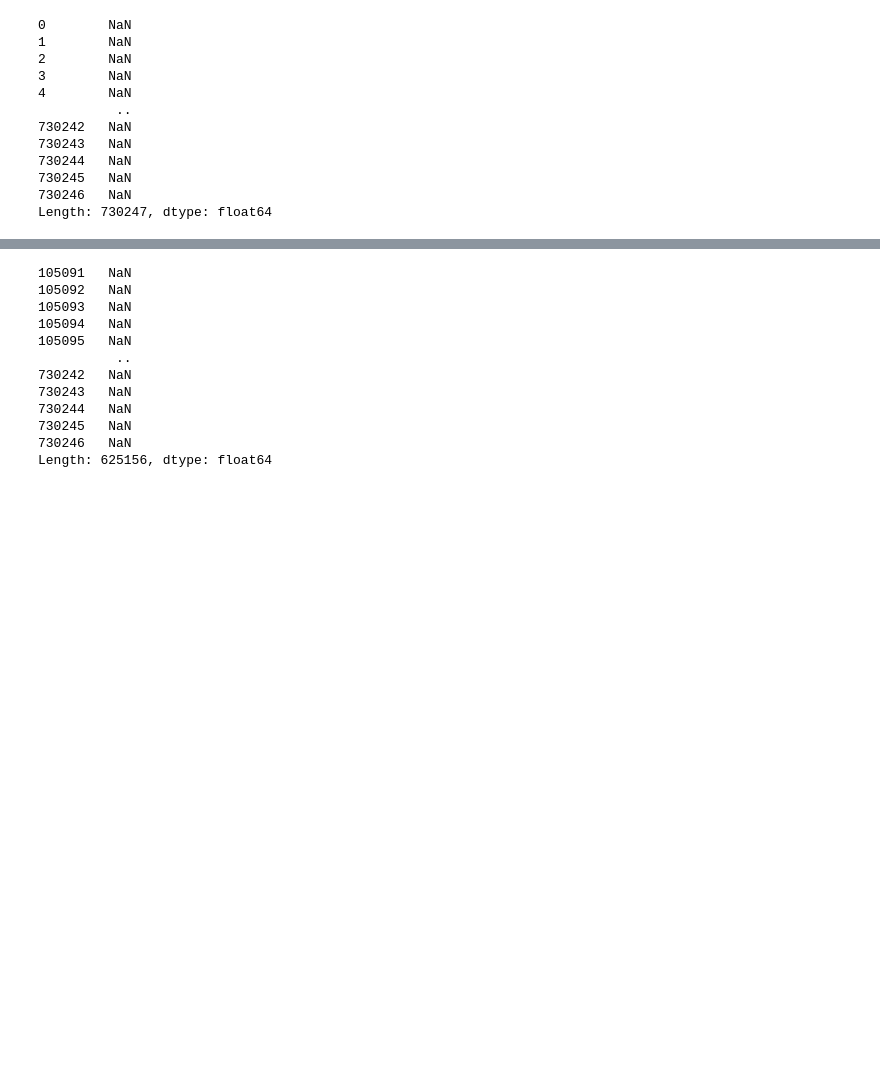
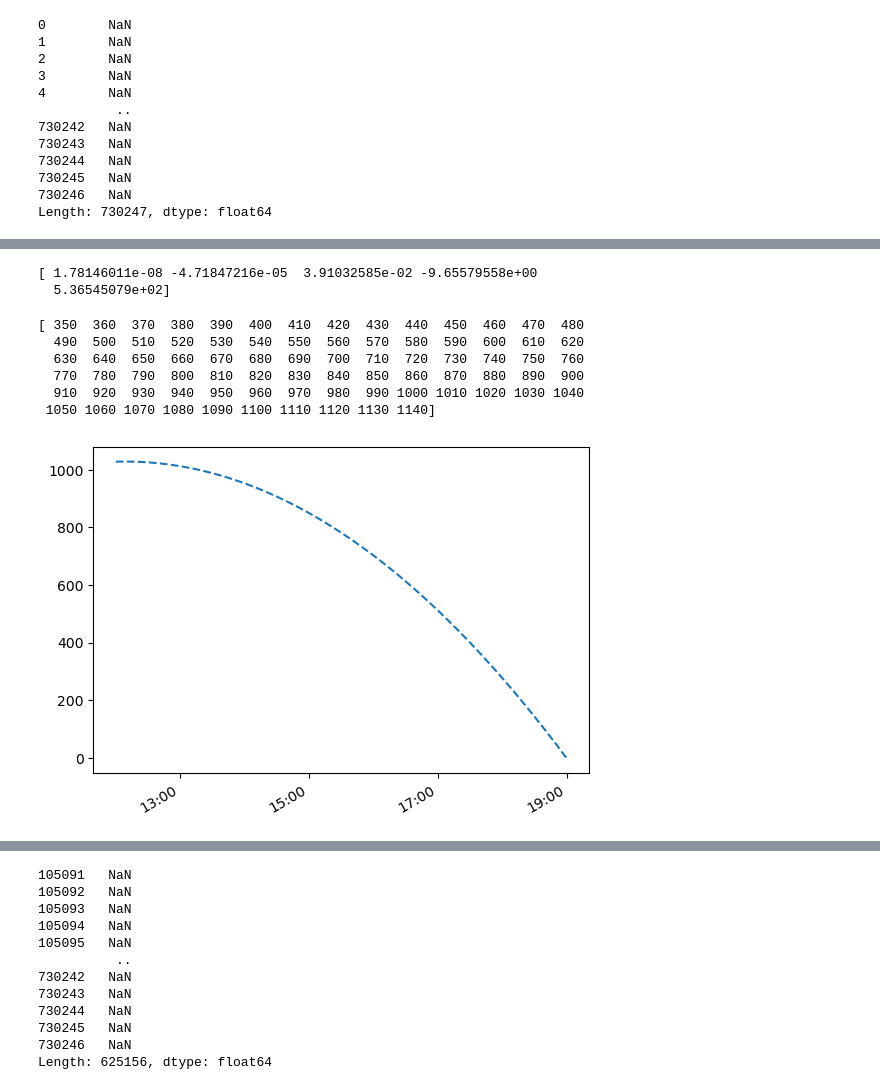
Before and after one commit to ToniCanals/TFG, a Jupyter notebook: 10 minute kt.ipynb, the cells around one changed output, grey strips where cells are left out. Saved outputs shown, nothing was run; the diff lists cells and outputs as text; code cells hidden in the pictures; blank space fills up the shorter version.

```diff
--- a/10 minute kt.ipynb
+++ b/10 minute kt.ipynb
@@ -702,0 +505,7 @@ ValueError: '15:00' is not a valid format string (unrecognized character '5')
+# %%
+model2 = np.poly1d(np.polyfit(eix_x,eix_y.values, 4))
+
+print(model2.coefficients)
+# %% [output]
+[ 1.78146011e-08 -4.71847216e-05  3.91032585e-02 -9.65579558e+00
+  5.36545079e+02]
@@ -702,0 +517,23 @@ ValueError: '15:00' is not a valid format string (unrecognized character '5')
+# %%
+fig, ax = plt.subplots()
+
+t2=pd.to_datetime(t1, unit='m').strftime('%H:%M')
+
+y2 = np.ma.masked_where((t1<720), f(t1))
+print(t1)
+#plt.plot(pd.to_datetime(df['TIMESTAMP'][596250:596330]),f(t1),'--')
+
+plt.plot(pd.to_datetime(df['TIMESTAMP'][596250:596330]),y2,'--')
+
+
+ax.xaxis.set_major_locator(mdates.HourLocator(interval=2))
+ax.xaxis.set_major_formatter(mdates.DateFormatter('%H:%M'))
+plt.gcf().autofmt_xdate()
+# %% [output]
+[ 350  360  370  380  390  400  410  420  430  440  450  460  470  480
+  490  500  510  520  530  540  550  560  570  580  590  600  610  620
+  630  640  650  660  670  680  690  700  710  720  730  740  750  760
+  770  780  790  800  810  820  830  840  850  860  870  880  890  900
+  910  920  930  940  950  960  970  980  990 1000 1010 1020 1030 1040
+ 1050 1060 1070 1080 1090 1100 1110 1120 1130 1140]
+[figure, added]
```
Also changed, not shown: parts of 116 cells of this notebook, 8 other files.
